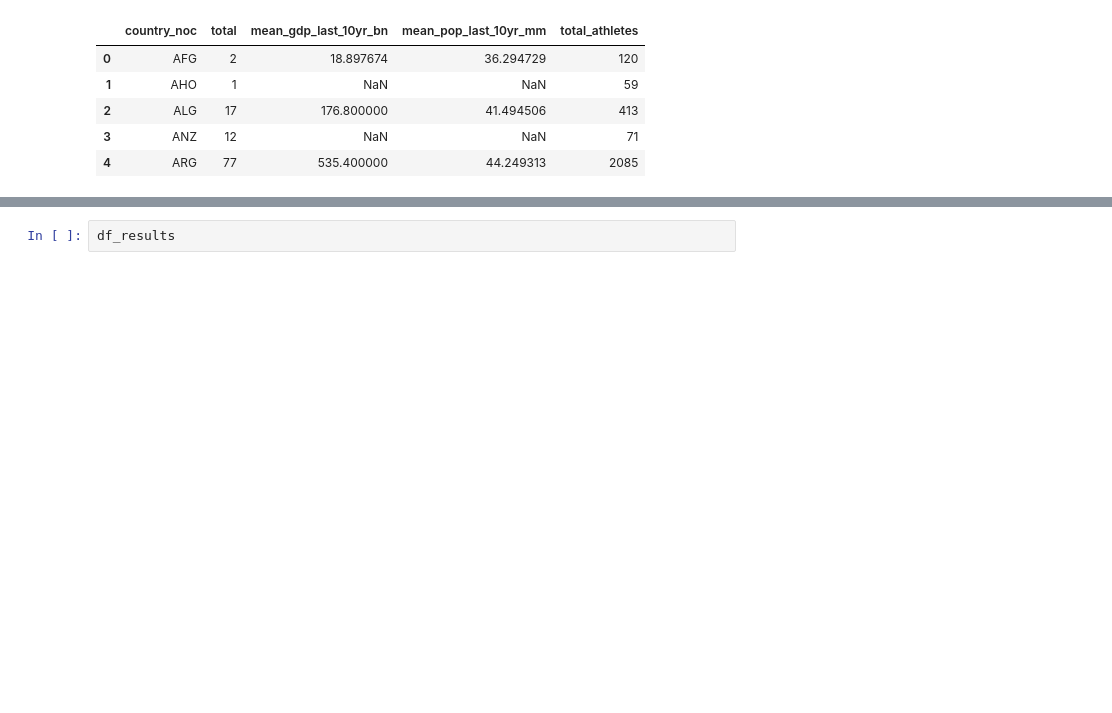
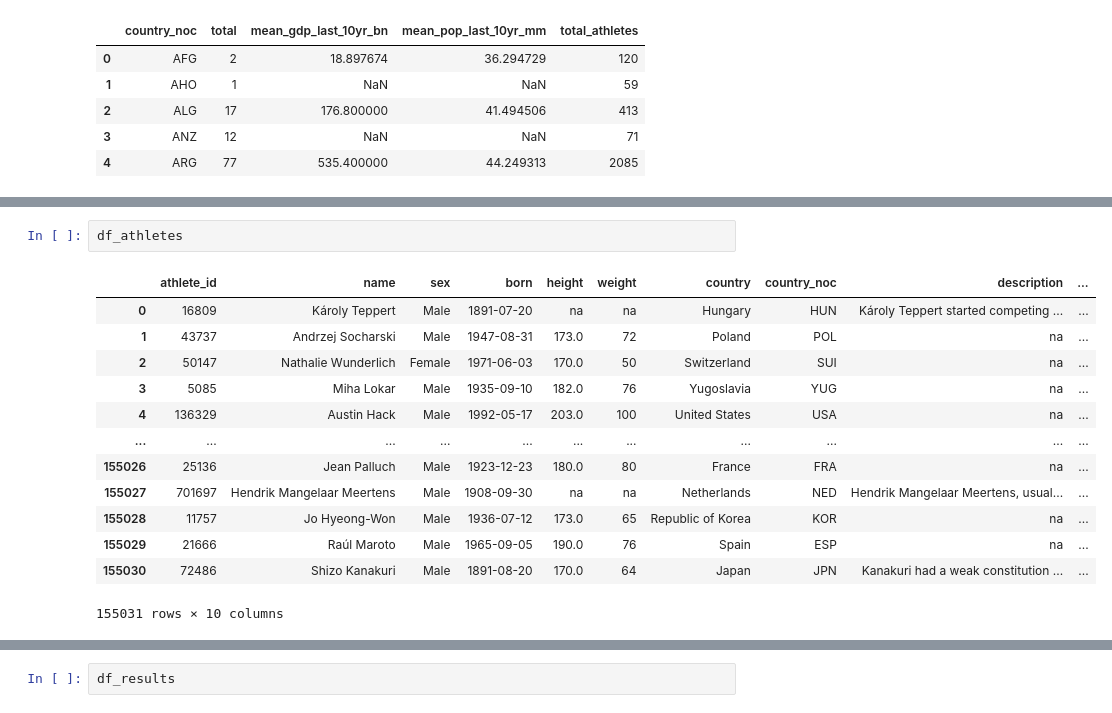
Before and after one commit to ana-047/Olymploration, a Jupyter notebook: Olymploration.ipynb, the cells around one changed output, grey strips where cells are left out. Cells and saved outputs as stored; diff of their text form; blank space fills up the shorter version.

```diff
--- a/Olymploration.ipynb
+++ b/Olymploration.ipynb
@@ -431,3 +434,19 @@ is_categorical_dtype is deprecated and will be removed in a future version. Use
 
 is_categorical_dtype is deprecated and will be removed in a future version. Use isinstance(dtype, CategoricalDtype) instead
 [figure]
+# %%
+df_athletes
+# %% [output]
+|  | athlete_id | name | sex | born | height | weight | country | country_noc | description | ... |
+| 0 | 16809 | Károly Teppert | Male | 1891-07-20 | na | na | Hungary | HUN | Károly Teppert started competing ... | ... |
+| 1 | 43737 | Andrzej Socharski | Male | 1947-08-31 | 173.0 | 72 | Poland | POL | na | ... |
+| 2 | 50147 | Nathalie Wunderlich | Female | 1971-06-03 | 170.0 | 50 | Switzerland | SUI | na | ... |
+| 3 | 5085 | Miha Lokar | Male | 1935-09-10 | 182.0 | 76 | Yugoslavia | YUG | na | ... |
+| 4 | 136329 | Austin Hack | Male | 1992-05-17 | 203.0 | 100 | United States | USA | na | ... |
+| ... | ... | ... | ... | ... | ... | ... | ... | ... | ... | ... |
+| 155026 | 25136 | Jean Palluch | Male | 1923-12-23 | 180.0 | 80 | France | FRA | na | ... |
+| 155027 | 701697 | Hendrik Mangelaar Meertens | Male | 1908-09-30 | na | na | Netherlands | NED | Hendrik Mangelaar Meertens, usual... | ... |
+| 155028 | 11757 | Jo Hyeong-Won | Male | 1936-07-12 | 173.0 | 65 | Republic of Korea | KOR | na | ... |
+| 155029 | 21666 | Raúl Maroto | Male | 1965-09-05 | 190.0 | 76 | Spain | ESP | na | ... |
+| 155030 | 72486 | Shizo Kanakuri | Male | 1891-08-20 | 170.0 | 64 | Japan | JPN | Kanakuri had a weak constitution ... | ... |
+155031 rows × 10 columns
```
Also changed, not shown: parts of 7 cells of this notebook, 1 other file.
